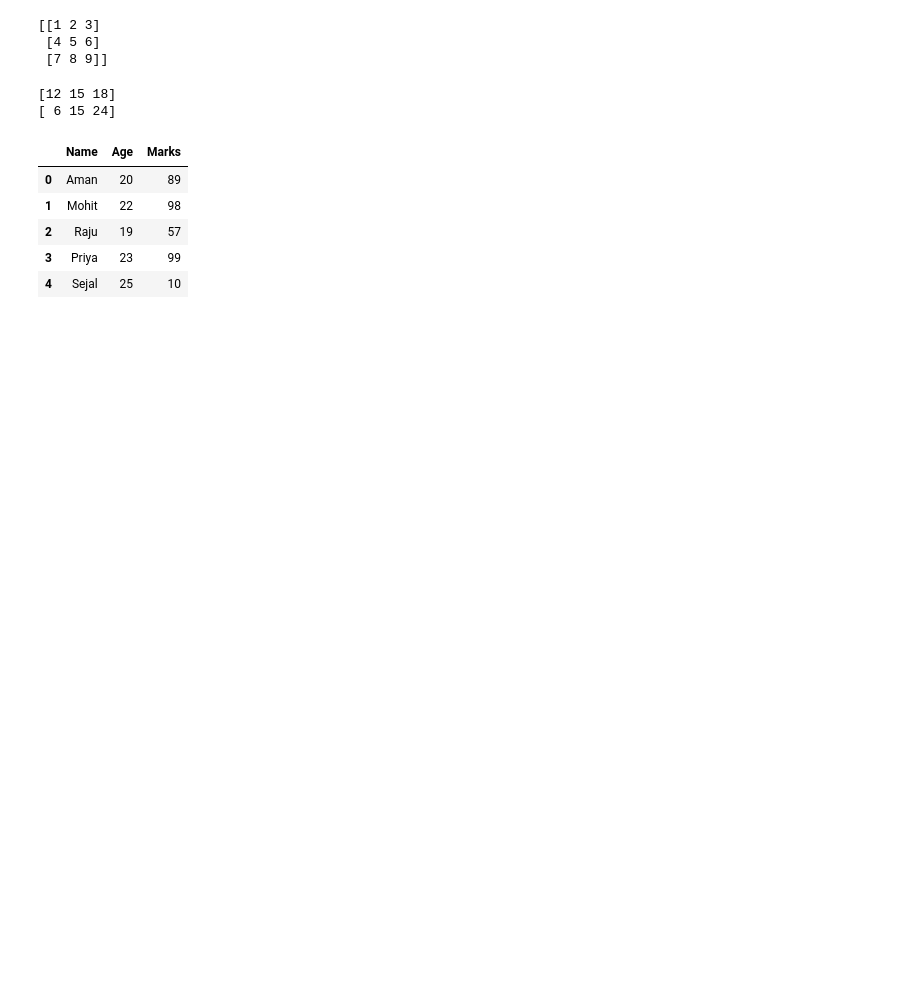
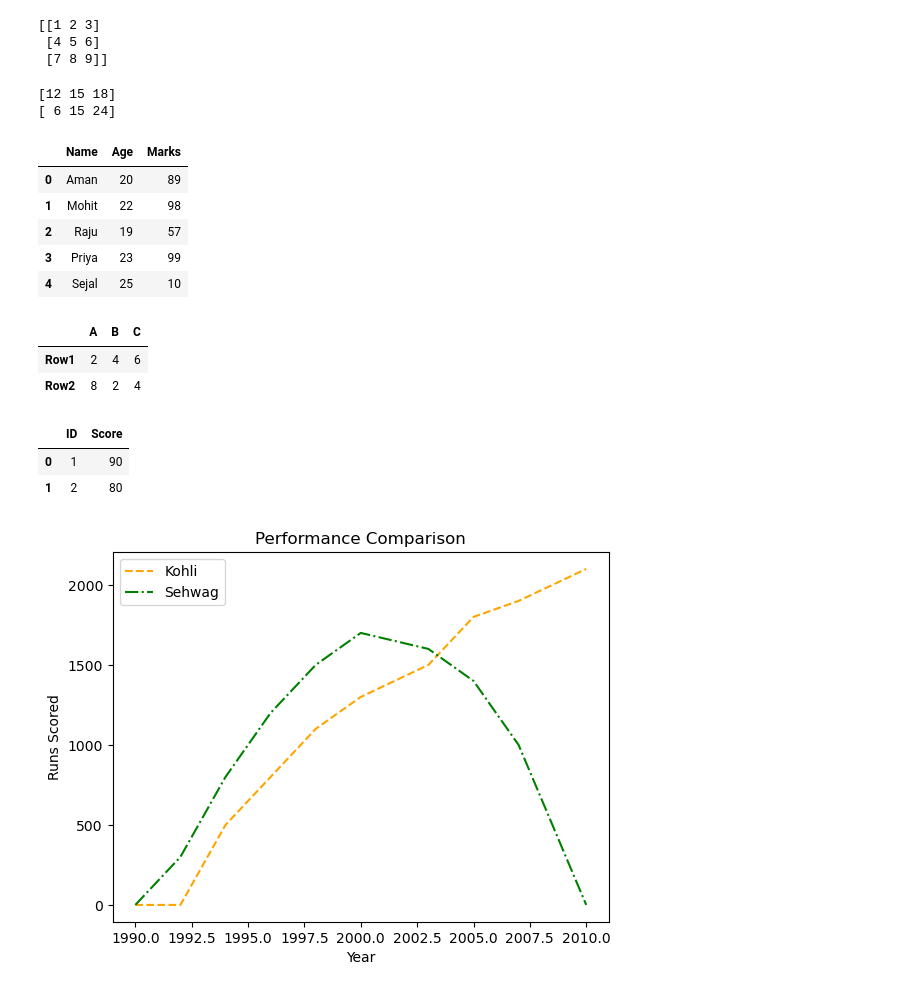
Before and after one commit to mohitmishra8921/Datascience, a Jupyter notebook: practice_numpy basic.ipynb, the cells around one changed output. Saved outputs shown, nothing was run; the diff lists cells and outputs as text; code cells hidden in the pictures; blank space fills up the shorter version.

```diff
--- a/practice_numpy basic.ipynb
+++ b/practice_numpy basic.ipynb
@@ -30,4 +30,33 @@ df
 | 4 | Sejal | 25 | 10 |
 # %%
 import numpy as np
-arr = np.array([2,4,6])
+arr = np.array([[2,4,6],[8,2,4]])
+df1 = pd.DataFrame(arr,columns=["A","B","C"],index = ["Row1","Row2"])
+df1
+# %% [output]
+|  | A | B | C |
+| Row1 | 2 | 4 | 6 |
+| Row2 | 8 | 2 | 4 |
+# %%
+df1 = pd.DataFrame({"ID": [1, 2]})
+df2 = pd.DataFrame({"Score": [90, 80]})
+pd.concat([df1, df2], axis=1)
+# %% [output]
+|  | ID | Score |
+| 0 | 1 | 90 |
+| 1 | 2 | 80 |
+# %%
+import matplotlib.pyplot as plt
+
+years = [1990, 1992, 1994, 1996, 1998, 2000, 2003, 2005, 2007, 2010]
+kohli = [0, 0, 500, 800, 1100, 1300, 1500, 1800, 1900, 2100]
+sehwag = [0, 300, 800, 1200, 1500, 1700, 1600, 1400, 1000, 0]
+plt.plot(years, kohli, color='orange', linestyle='--', label="Kohli")
+plt.plot(years, sehwag, color='green', linestyle='-.', label="Sehwag")
+plt.xlabel("Year")
+plt.ylabel("Runs Scored")
+plt.title("Performance Comparison")
+plt.legend()
+plt.show()
+# %% [output]
+[figure, added]
```
Also changed, not shown: parts of 3 cells of this notebook, 2 other files.
